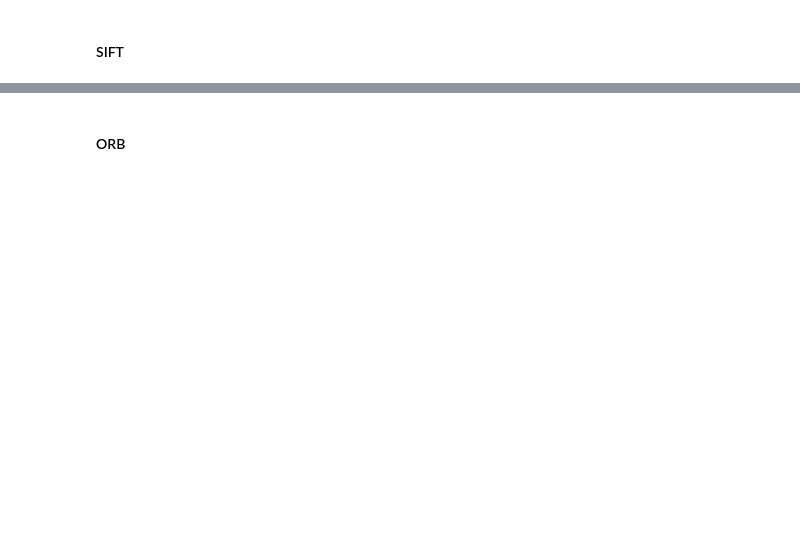
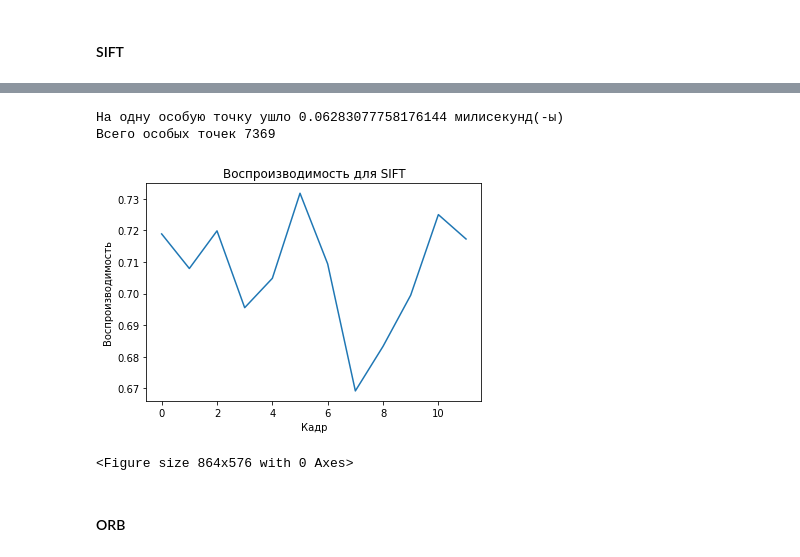
Before and after one commit to eaglemango/keypoints_detection, a Jupyter notebook: experiment.ipynb, the cells around one changed output, grey strips where cells are left out. Drawn from its saved outputs; the diff is of its cells as text; code cells hidden in the pictures; blank space fills up the shorter version.

```diff
--- a/experiment.ipynb
+++ b/experiment.ipynb
@@ -174,12 +199,15 @@ ShiTomashi_repeatability = get_repeatability(all_ShiTomashi_descriptors, cv.NORM
 # %%
 %%timeit
 
+total_SIFT_keypoints = 0
 all_SIFT_descriptors = []
 for image_filename in listdir(IMAGES_DIRPATH):
     image_filepath = path.join(IMAGES_DIRPATH, image_filename)
 
     _, _, SIFT_descriptors = apply_SIFT(image_filepath)
 
+    total_SIFT_keypoints += len(SIFT_descriptors)
+
     all_SIFT_descriptors.append(SIFT_descriptors)
 
 SIFT_repeatability = get_repeatability(all_SIFT_descriptors, cv.NORM_L2)
@@ -188,3 +216,17 @@ SIFT_repeatability = get_repeatability(all_SIFT_descriptors, cv.NORM_L2)
+# %%
+SIFT_time = 463
+SIFT_point_time = SIFT_time / total_SIFT_keypoints
+
+print(f"На одну особую точку ушло {SIFT_point_time} милисекунд(-ы)")
+print(f"Всего особых точек {total_SIFT_keypoints}")
+# %% [output]
+На одну особую точку ушло 0.06283077758176144 милисекунд(-ы)
+Всего особых точек 7369
+# %%
+display_repeatabilities(SIFT_repeatability, "SIFT")
+# %% [output]
+[figure, added]
+<Figure size 864x576 with 0 Axes>
 # %% [markdown]
 #### ORB
 # %%
```
Also changed, not shown: parts of 11 cells of this notebook.
